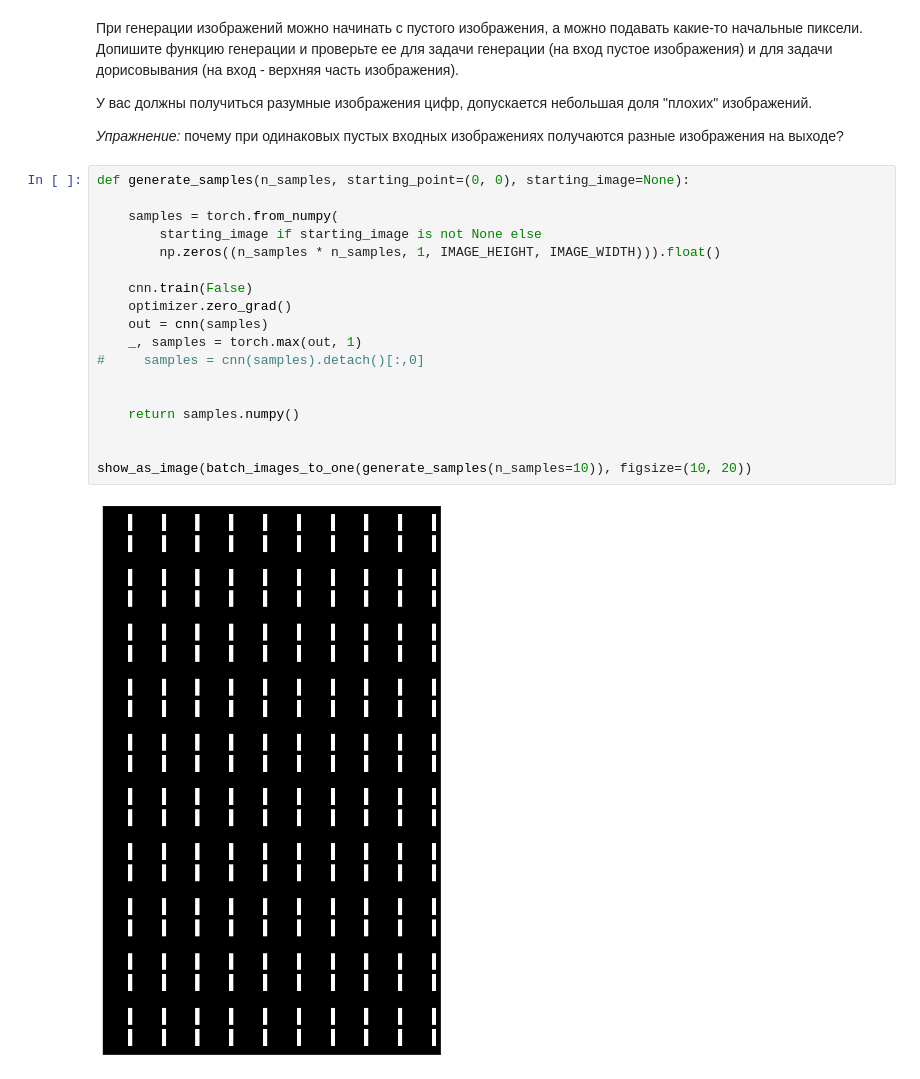
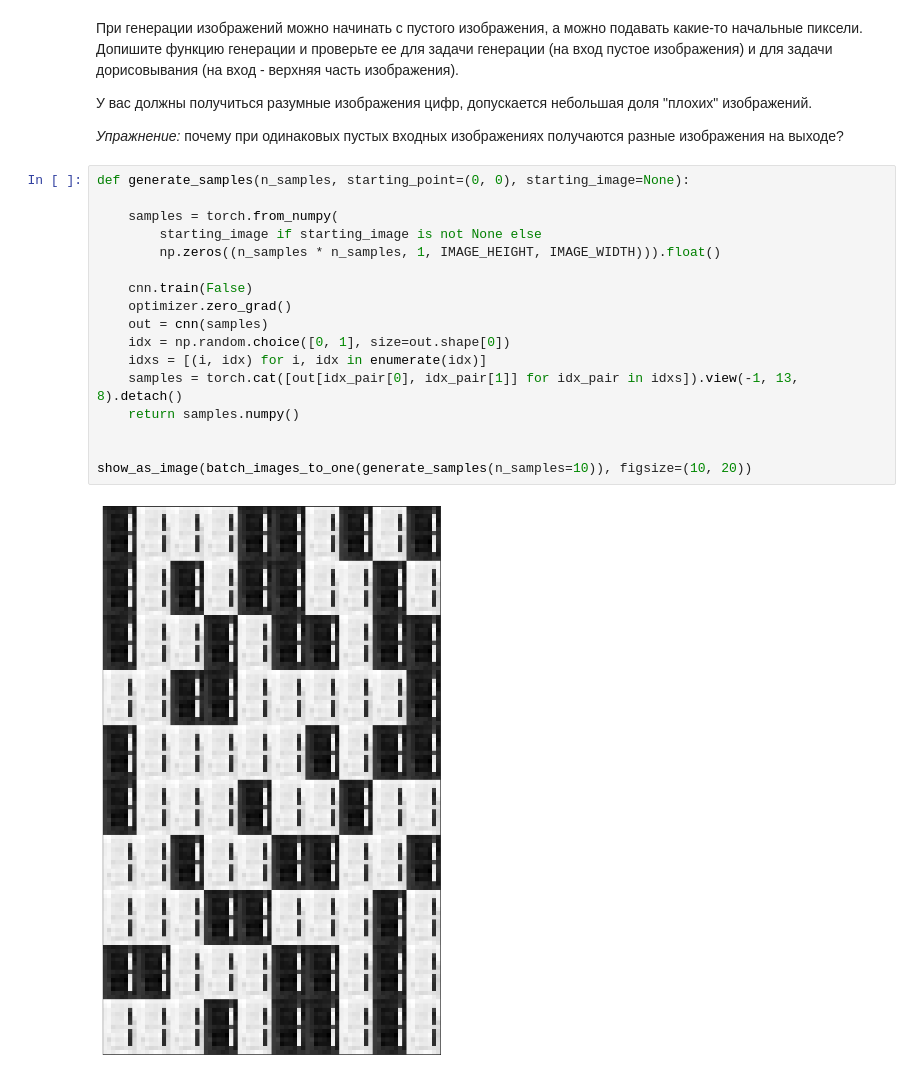
Before and after one commit to rtkn07/dl_hse_intensive, a Jupyter notebook: HW_4_pixelcnn.ipynb, the cells around one changed output. Drawn from its saved outputs; the diff is of its cells as text.

```diff
--- a/HW_4_pixelcnn.ipynb
+++ b/HW_4_pixelcnn.ipynb
@@ -261,23 +261,22 @@ Epoch [25/25], Loss: 0.0002
 # %%
 def generate_samples(n_samples, starting_point=(0, 0), starting_image=None):
 
     samples = torch.from_numpy(
         starting_image if starting_image is not None else
         np.zeros((n_samples * n_samples, 1, IMAGE_HEIGHT, IMAGE_WIDTH))).float()
 
     cnn.train(False)
     optimizer.zero_grad()
     out = cnn(samples)
-    _, samples = torch.max(out, 1)
-#     samples = cnn(samples).detach()[:,0]
-
-
+    idx = np.random.choice([0, 1], size=out.shape[0])
+    idxs = [(i, idx) for i, idx in enumerate(idx)]
+    samples = torch.cat([out[idx_pair[0], idx_pair[1]] for idx_pair in idxs]).view(-1, 13, 8).detach()
     return samples.numpy()
 
 
 show_as_image(batch_images_to_one(generate_samples(n_samples=10)), figsize=(10, 20))
 # %% [output]
-[figure, old version]
+[figure, new version]
 # %%
 from utils import random_digits
 
```
Also changed, not shown: parts of 3 cells of this notebook.
